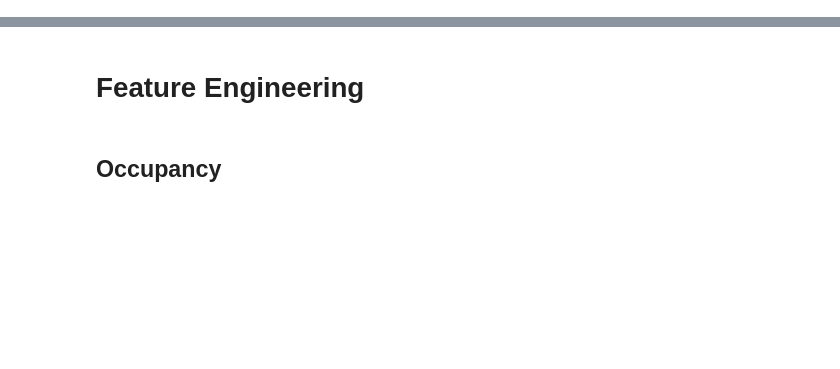
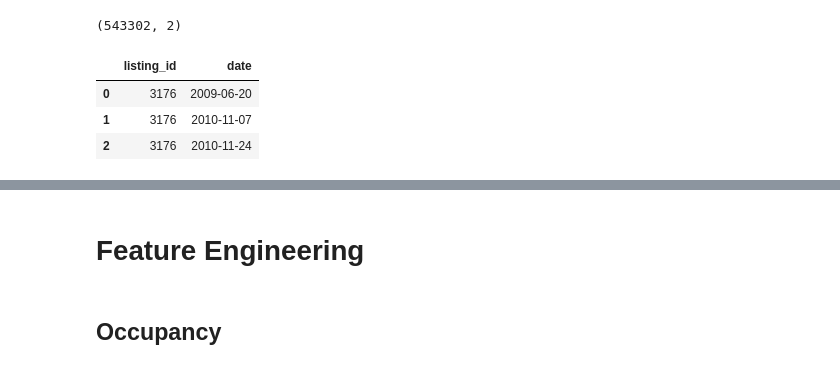
Before and after one commit to Rurbinasal/AIRBNB-Berlin-Listing-Price-Indicator, a Jupyter notebook: 3_Airbnb_Feature_Engineering.ipynb, the cells around one changed output, grey strips where cells are left out. Saved outputs shown, nothing was run; the diff lists cells and outputs as text; code cells hidden in the pictures; blank space fills up the shorter version.

```diff
--- a/3_Airbnb_Feature_Engineering.ipynb
+++ b/3_Airbnb_Feature_Engineering.ipynb
@@ -15,3 +17,15 @@ sns.set(style="white")
 # Import data_clean and set id as index
 data = pd.read_csv("data_clean.csv")
 data.set_index('id', inplace=True)
+# %%
+# Import reviews.csv and convert date to datetime
+data_rev = pd.read_csv("data/2020-02-18/reviews.csv")
+data_rev.date = data_rev.date.astype('datetime64[D]')
+print(data_rev.shape)
+data_rev.head(3)
+# %% [output]
+(543302, 2)
+|  | listing_id | date |
+| 0 | 3176 | 2009-06-20 |
+| 1 | 3176 | 2010-11-07 |
+| 2 | 3176 | 2010-11-24 |
```
Also changed, not shown: parts of 46 cells of this notebook, 3 other files.
